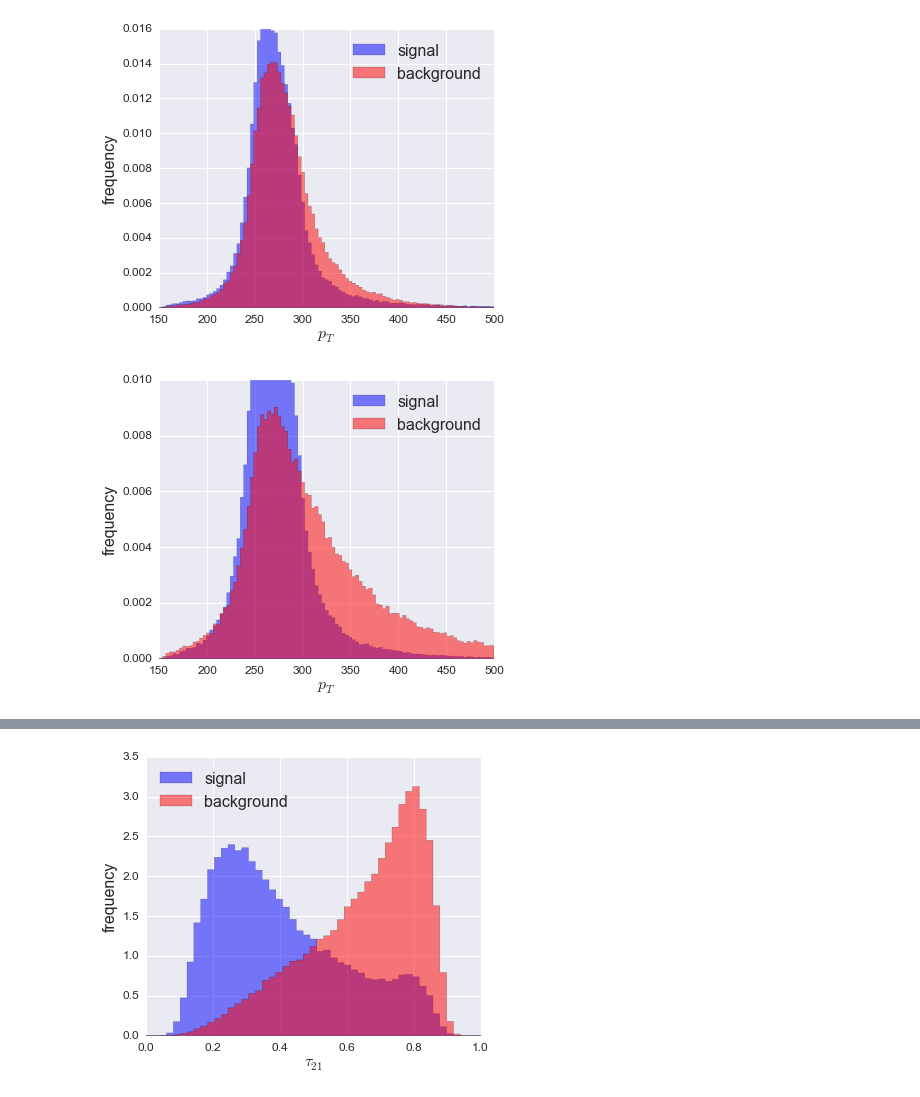
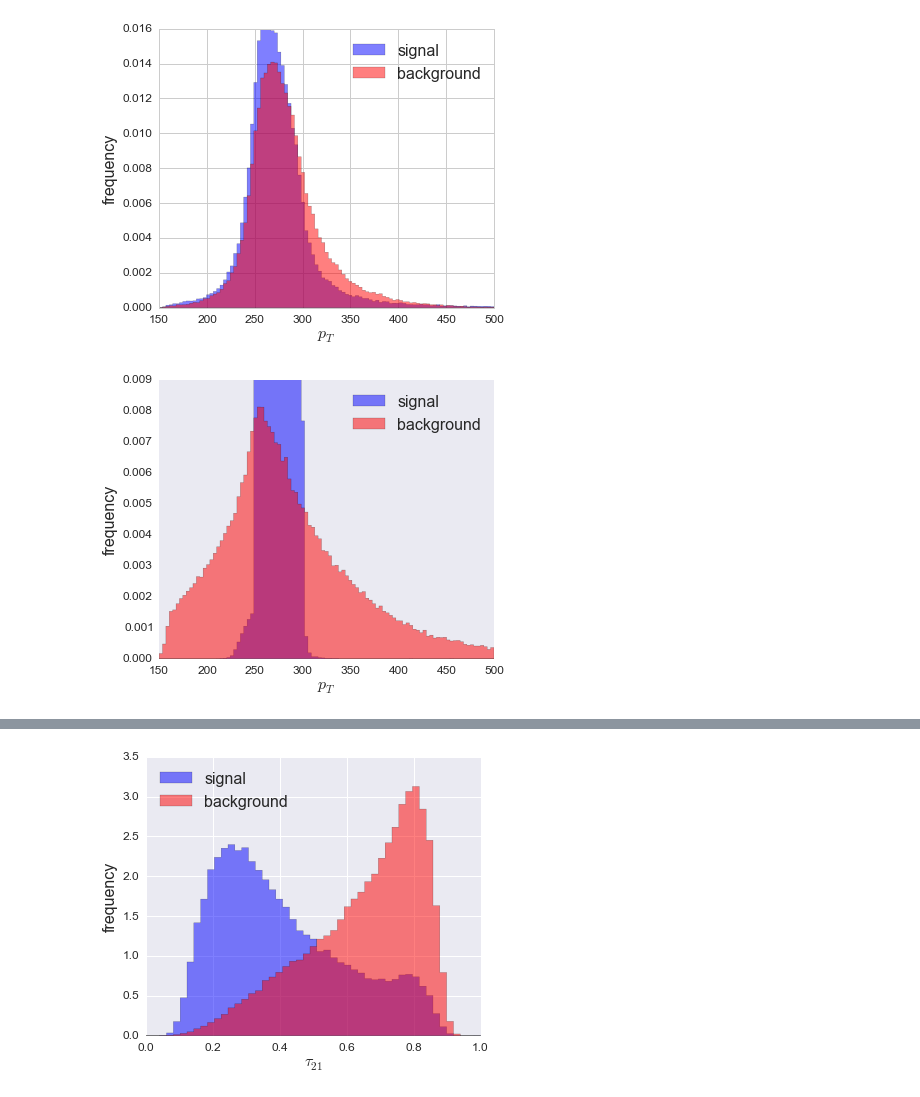
Before and after one commit to deepjets/deepjets, a Jupyter notebook: plots.ipynb, the cells around one changed output, grey strips where cells are left out. Saved outputs shown, nothing was run; the diff lists cells and outputs as text; code cells hidden in the pictures.

```diff
--- a/plots.ipynb
+++ b/plots.ipynb
@@ -20,7 +19,7 @@ def get_Y_prob(model, test_h5_file):
         return Y_test, Y_prob[:, 0]
 
 
-def plot_dist_file(test_h5_file, var_name, var_label=None, bins=20, loc=1):
+def plot_dist_file(test_h5_file, var_name, var_label=None, bins=20, loc=1, filename=None):
     with h5py.File(test_h5_file, 'r') as h5file:
         Y_test = h5file['Y_test'][:]
         var = h5file[var_name][:]
@@ -40,9 +39,11 @@ def plot_dist_file(test_h5_file, var_name, var_label=None, bins=20, loc=1):
     ax.tick_params(axis='both', which='major', labelsize=12)
     plt.legend(fontsize=16, loc=loc)
     fig.show()
+    if filename is not None:
+        fig.savefig(filename, format='pdf')
 
 
-def plot_dist(Y_test, var, var_label=None, bins=20, loc=1):
+def plot_dist(Y_test, var, var_label=None, bins=20, loc=1, filename=None):
     var_s = var[Y_test[:, 0] == 1]
     var_b = var[Y_test[:, 0] == 0]
     fig = plt.figure(figsize=(6, 5))
@@ -57,5 +58,16 @@ def plot_dist(Y_test, var, var_label=None, bins=20, loc=1):
     ax.tick_params(axis='both', which='major', labelsize=12)
     plt.legend(fontsize=16, loc=loc)
     fig.show()
+    if filename is not None:
+        fig.savefig(filename, format='pdf')
+
+
+def plot_jet_image_simple(ax, image, vmin=1e-9, vmax=1e-2):
+    width, height = image.T.shape
+    dw, dh = 1./width, 1./height
+    p = ax.imshow(
+        image.T, extent=(-(1+dw), 1+dw, -(1+dh), 1+dh), origin='low',
+        interpolation='nearest', norm=LogNorm(vmin=vmin, vmax=vmax),
+        cmap='jet')
 # %%
 plot_dist_file('datasets/w_test.h5', var_name='mass', var_label="jet mass",
@@ -73,7 +86,7 @@ plot_dist_file('datasets/w_test.h5', var_name='pT', var_label=r"$p_T$",
 # %% [output]
 [figure]
 # %%
-plot_dist_file('datasets/herwig_ang_test.h5', var_name='pt_trimmed_test', var_label=r"$p_T$",
+plot_dist_file('datasets/herwig_dip_test.h5', var_name='pt_trimmed_test', var_label=r"$p_T$",
                bins=np.linspace(150, 500, 100))
 # %% [output]
-[figure, old version]
+[figure, new version]
```
Also changed, not shown: parts of 18 cells of this notebook, 2 other files.
